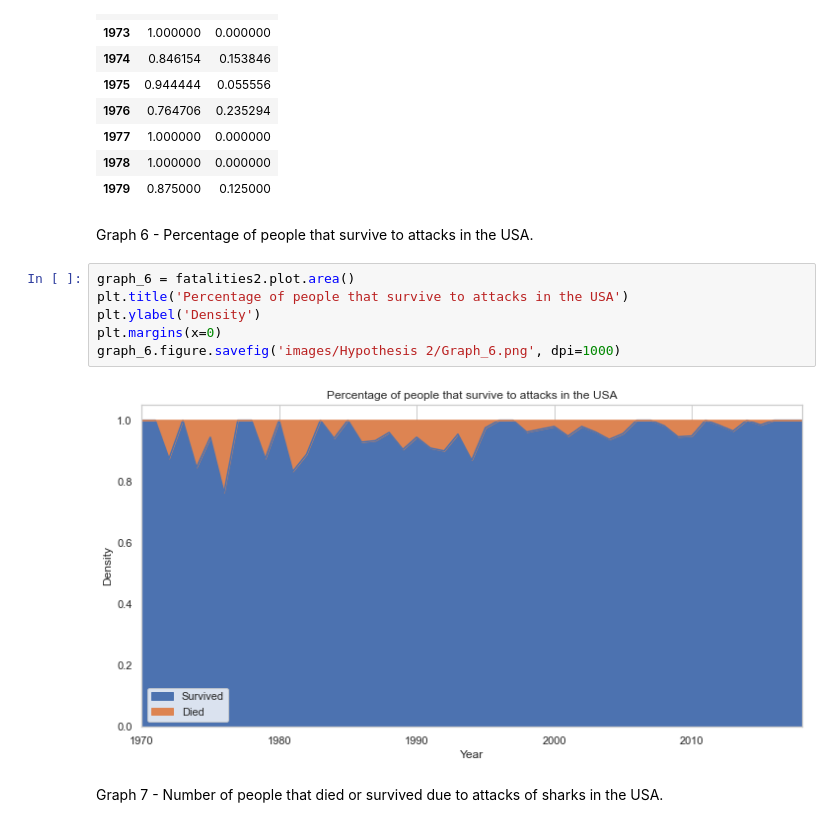
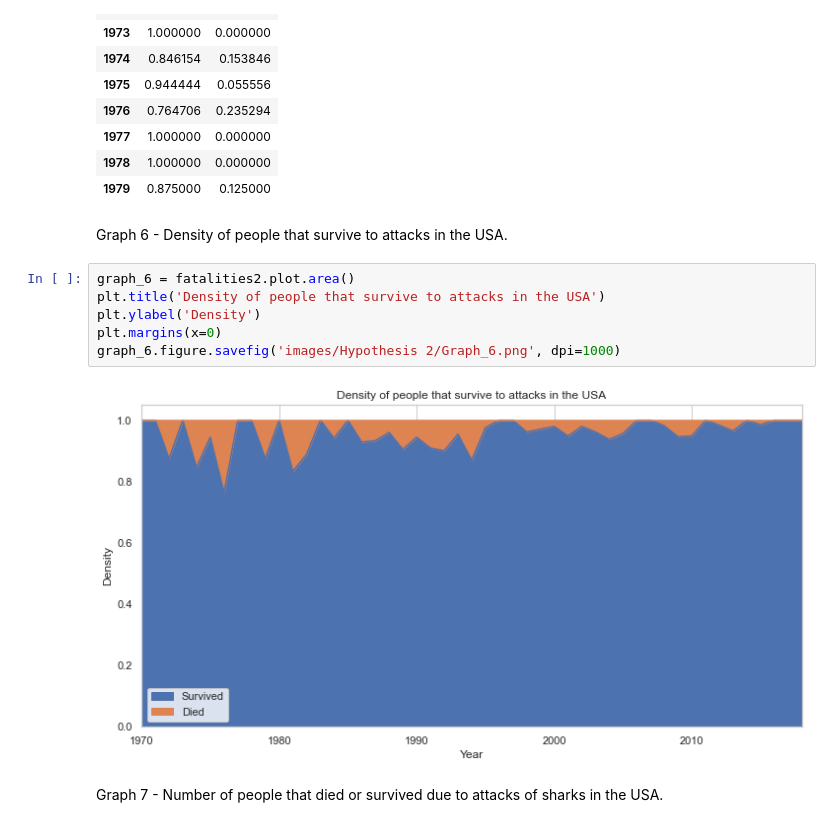
Before and after one commit to litosmunoz/Project-1, a Jupyter notebook: Cleaning_and_Visualization.ipynb, the cells around one changed output. Drawn from its saved outputs; the diff is of its cells as text.

```diff
--- a/Cleaning_and_Visualization.ipynb
+++ b/Cleaning_and_Visualization.ipynb
@@ -706,15 +706,15 @@ fatalities2[:10]
 | 1978 | 1.000000 | 0.000000 |
 | 1979 | 0.875000 | 0.125000 |
 # %% [markdown]
-Graph 6 - Percentage of people that survive to attacks in the USA.
+Graph 6 - Density of people that survive to attacks in the USA.
 # %%
 graph_6 = fatalities2.plot.area()
-plt.title('Percentage of people that survive to attacks in the USA')
+plt.title('Density of people that survive to attacks in the USA')
 plt.ylabel('Density')
 plt.margins(x=0)
 graph_6.figure.savefig('images/Hypothesis 2/Graph_6.png', dpi=1000)
 # %% [output]
-[figure, old version]
+[figure, new version]
 # %% [markdown]
 Graph 7 - Number of people that died or survived due to attacks of sharks in the USA.
 # %%
```
Also changed, not shown: 2 other files.
